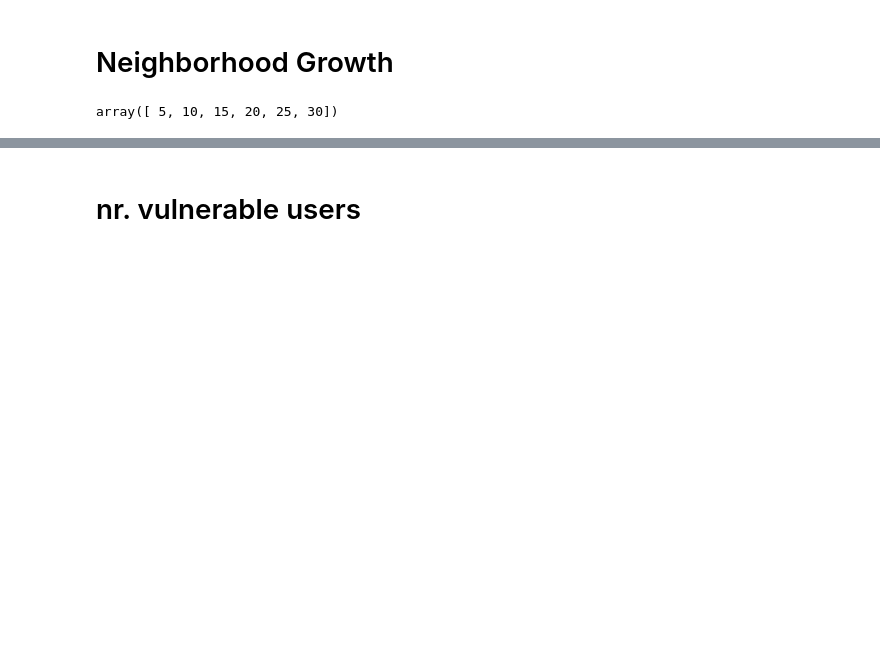
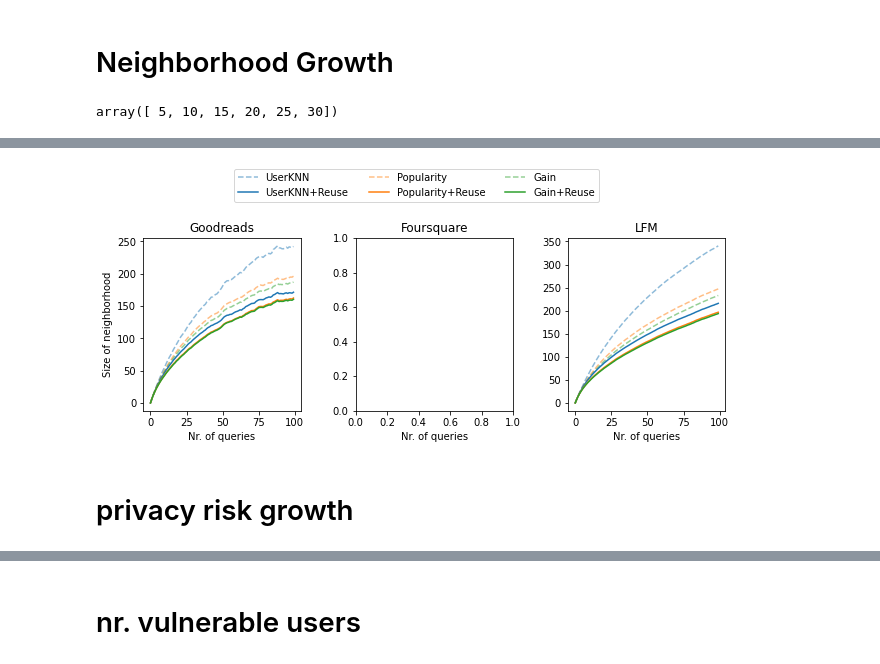
Before and after one commit to pmuellner/ReuseKNN, a Jupyter notebook: Visualization.ipynb, the cells around one changed output, grey strips where cells are left out. Saved outputs shown, nothing was run; the diff lists cells and outputs as text; code cells hidden in the pictures; blank space fills up the shorter version.

```diff
--- a/Visualization.ipynb
+++ b/Visualization.ipynb
@@ -408,7 +459,7 @@ k_idx = 1
 
 gr_results = load_data(name="goodreads", protected=True)
 #fsqr_results = load_data(name="foursquare", protected=True)
-#lfm_results = load_data(name="lfm", protected=True)
+lfm_results = load_data(name="lfm", protected=True)
 
 def plot_q_nrneighbors(ax, results):
     ax.plot(range(100), results["nr_neighbors_userknn"][k_idx][:100], color="C0", linestyle="dashed", alpha=0.5)
@@ -416,31 +467,35 @@ def plot_q_nrneighbors(ax, results):
     ax.plot(range(100), results["nr_neighbors_gain"][k_idx][:100], color="C2", linestyle="dashed", alpha=0.5)
     ax.plot(range(100), results["nr_neighbors_userknn_reuse"][k_idx][:100], color="C0", linestyle="solid")
     ax.plot(range(100), results["nr_neighbors_pop_reuse"][k_idx][:100], color="C1", linestyle="solid")
     ax.plot(range(100), results["nr_neighbors_gain_reuse"][k_idx][:100], color="C2", linestyle="solid")
 
 fig, axes = plt.subplots(1, 3, figsize=(9, 4), sharex=False)
 plot_q_nrneighbors(axes[0], gr_results)
 #plot_q_nrneighbors(axes[1], fsqr_results)
-#plot_q_nrneighbors(axes[2], lfm_results)
+plot_q_nrneighbors(axes[2], lfm_results)
 
 axes[0].set_ylabel("Size of neighborhood")
 axes[0].set_xlabel("Nr. of queries")
 axes[1].set_xlabel("Nr. of queries")
 axes[2].set_xlabel("Nr. of queries")
 axes[0].set_title("Goodreads")
 axes[1].set_title("Foursquare")
 axes[2].set_title("LFM")
 
 colors = ['C0', 'C1', 'C2']
 lines = []
 labels = []
 for c in colors:
     lines.append(Line2D([0], [0], color=c, linestyle='dashed', alpha=0.5))
     lines.append(Line2D([0], [0], color=c, linestyle="solid"))
 labels = ["UserKNN", "UserKNN+Reuse", "Popularity", "Popularity+Reuse", "Gain", "Gain+Reuse"]
 
 fig.legend(lines, labels, ncol=3, loc='upper center')
 fig.tight_layout()
 fig.subplots_adjust(top=.75, bottom=0.15, hspace=0.35, wspace=0.35)
 
 fig.align_ylabels(axes)
+# %% [output]
+[figure, added]
+# %% [markdown]
+# privacy risk growth
```
Also changed, not shown: parts of 16 cells of this notebook, 2 other files.
